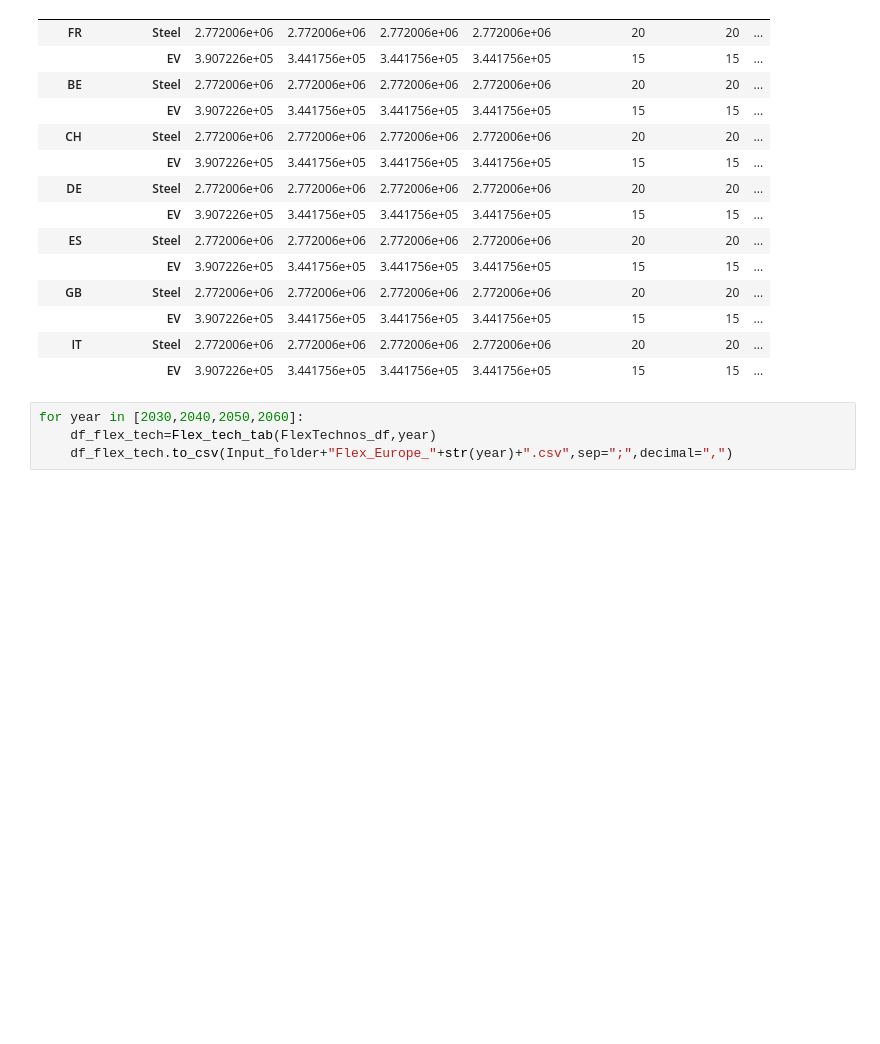
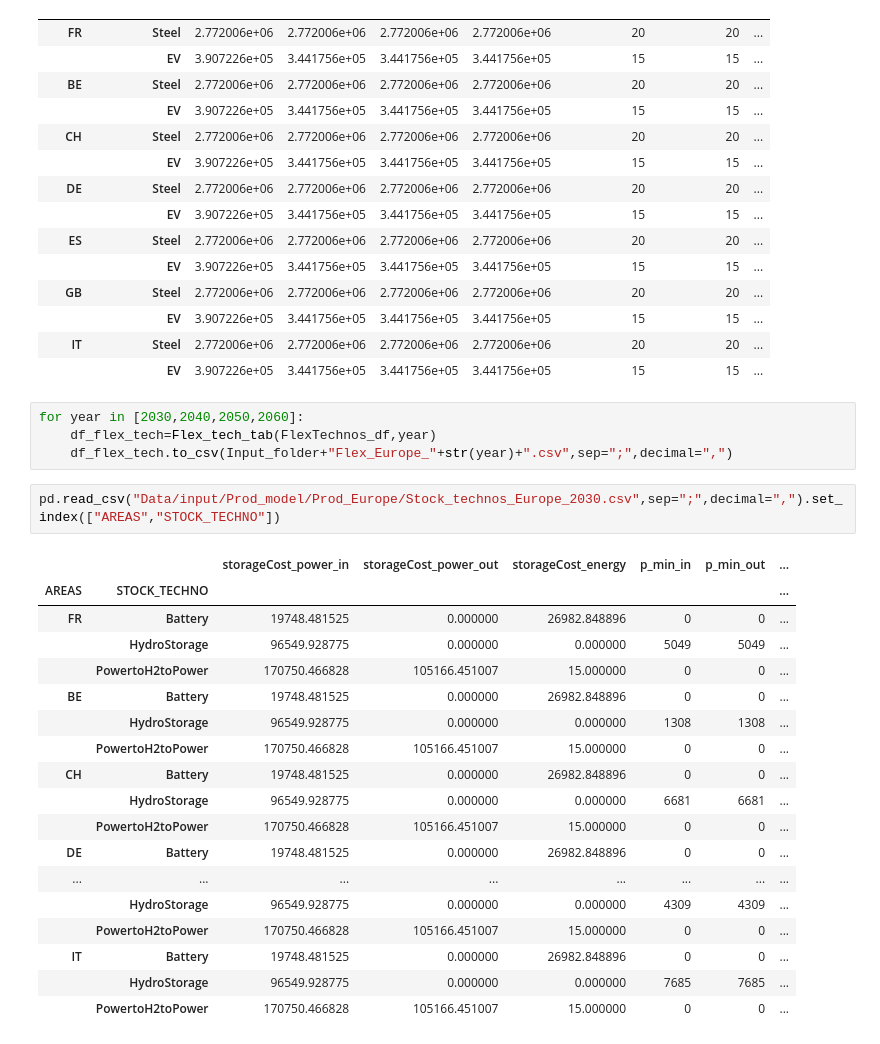
Before and after one commit to robingirard/Energy-Alternatives-Planning, a Jupyter notebook: SujetsDAnalyses/Belfort/Parameters_settings.ipynb, the cells around one changed output. Saved outputs shown, nothing was run; the diff lists cells and outputs as text; blank space fills up the shorter version.

```diff
--- a/SujetsDAnalyses/Belfort/Parameters_settings.ipynb
+++ b/SujetsDAnalyses/Belfort/Parameters_settings.ipynb
@@ -235,3 +235,24 @@ FlexTechnos_df
 for year in [2030,2040,2050,2060]:
     df_flex_tech=Flex_tech_tab(FlexTechnos_df,year)
     df_flex_tech.to_csv(Input_folder+"Flex_Europe_"+str(year)+".csv",sep=";",decimal=",")
+# %%
+pd.read_csv("Data/input/Prod_model/Prod_Europe/Stock_technos_Europe_2030.csv",sep=";",decimal=",").set_index(["AREAS","STOCK_TECHNO"])
+# %% [output]
+|  |  | storageCost_power_in | storageCost_power_out | storageCost_energy | p_min_in | p_min_out | ... |
+| AREAS | STOCK_TECHNO |  |  |  |  |  | ... |
+| FR | Battery | 19748.481525 | 0.000000 | 26982.848896 | 0 | 0 | ... |
+|  | HydroStorage | 96549.928775 | 0.000000 | 0.000000 | 5049 | 5049 | ... |
+|  | PowertoH2toPower | 170750.466828 | 105166.451007 | 15.000000 | 0 | 0 | ... |
+| BE | Battery | 19748.481525 | 0.000000 | 26982.848896 | 0 | 0 | ... |
+|  | HydroStorage | 96549.928775 | 0.000000 | 0.000000 | 1308 | 1308 | ... |
+|  | PowertoH2toPower | 170750.466828 | 105166.451007 | 15.000000 | 0 | 0 | ... |
+| CH | Battery | 19748.481525 | 0.000000 | 26982.848896 | 0 | 0 | ... |
+|  | HydroStorage | 96549.928775 | 0.000000 | 0.000000 | 6681 | 6681 | ... |
+|  | PowertoH2toPower | 170750.466828 | 105166.451007 | 15.000000 | 0 | 0 | ... |
+| DE | Battery | 19748.481525 | 0.000000 | 26982.848896 | 0 | 0 | ... |
+| ... | ... | ... | ... | ... | ... | ... | ... |
+|  | HydroStorage | 96549.928775 | 0.000000 | 0.000000 | 4309 | 4309 | ... |
+|  | PowertoH2toPower | 170750.466828 | 105166.451007 | 15.000000 | 0 | 0 | ... |
+| IT | Battery | 19748.481525 | 0.000000 | 26982.848896 | 0 | 0 | ... |
+|  | HydroStorage | 96549.928775 | 0.000000 | 0.000000 | 7685 | 7685 | ... |
+|  | PowertoH2toPower | 170750.466828 | 105166.451007 | 15.000000 | 0 | 0 | ... |
```
Also changed, not shown: 4 other files.
